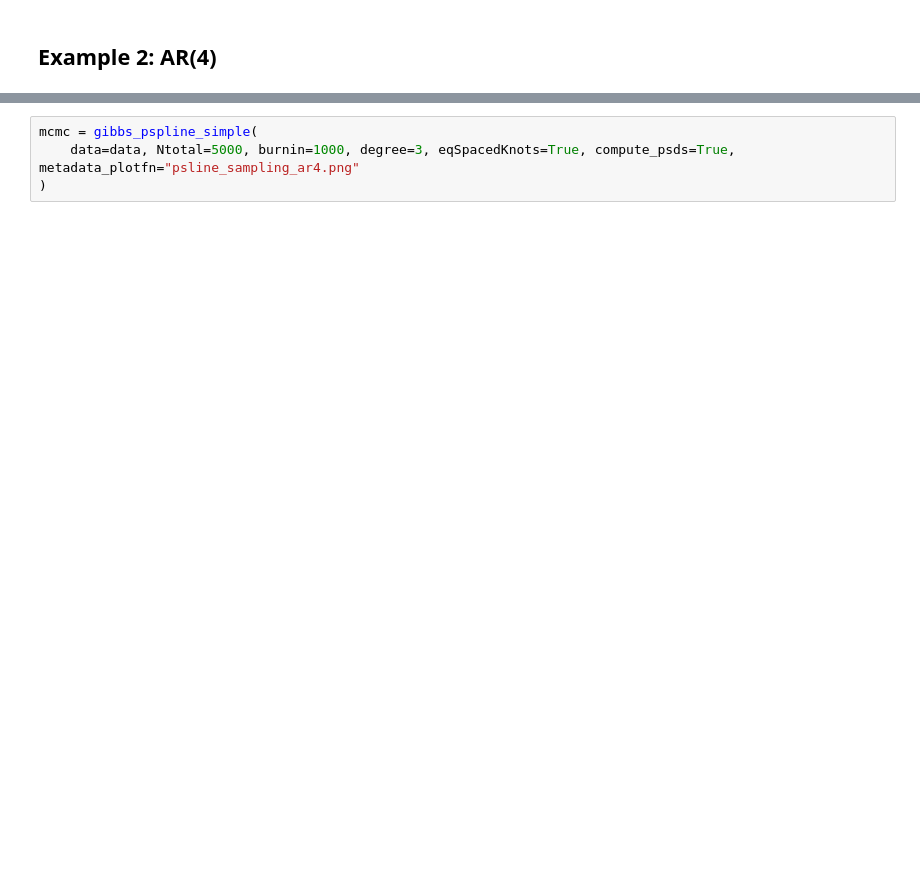
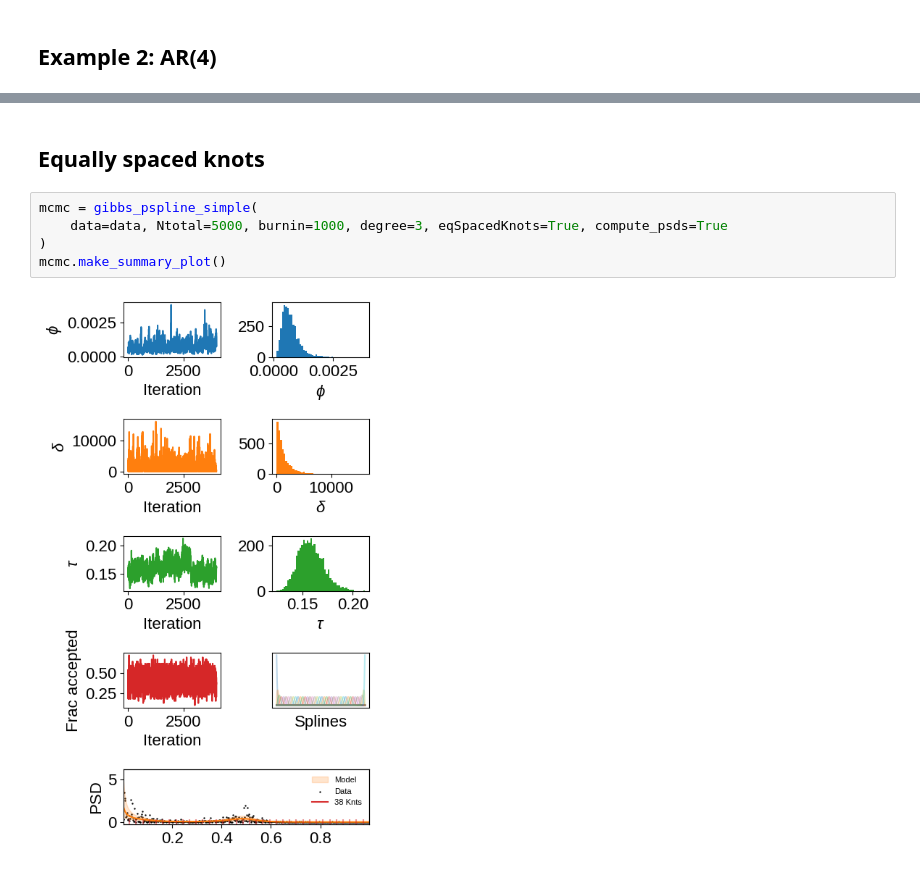
Before and after one commit to avivajpeyi/psline_psd, a Jupyter notebook: docs/examples/example.ipynb, the cells around one changed output, grey strips where cells are left out. Cells and saved outputs as stored; diff of their text form; blank space fills up the shorter version.

```diff
--- a/docs/examples/example.ipynb
+++ b/docs/examples/example.ipynb
@@ -47,4 +77,9 @@ plt.close(fig)
+# %% [markdown]
+## Equally spaced knots
 # %%
 mcmc = gibbs_pspline_simple(
-    data=data, Ntotal=5000, burnin=1000, degree=3, eqSpacedKnots=True, compute_psds=True, metadata_plotfn="psline_sampling_ar4.png"
+    data=data, Ntotal=5000, burnin=1000, degree=3, eqSpacedKnots=True, compute_psds=True
 )
+mcmc.make_summary_plot()
+# %% [output]
+[figure, added]
```
Also changed, not shown: parts of 17 cells of this notebook, 9 other files.
